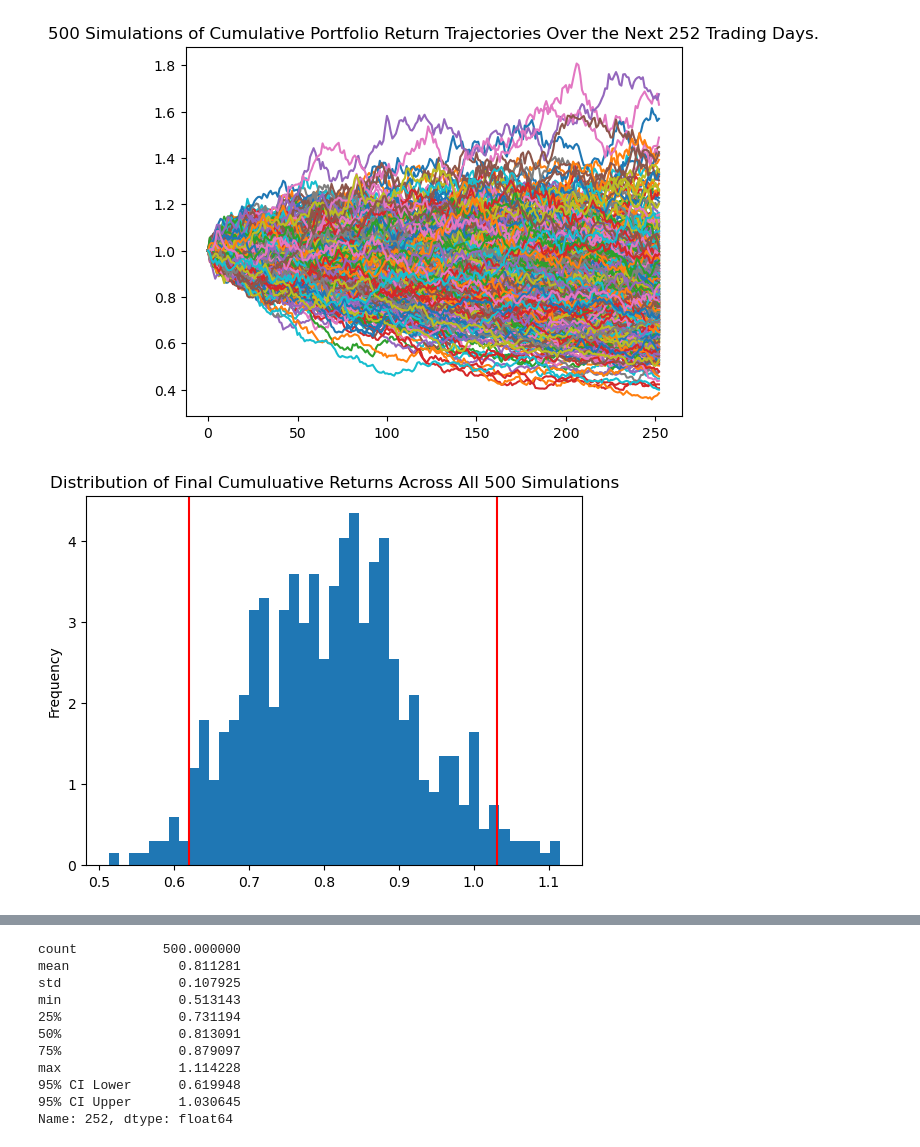
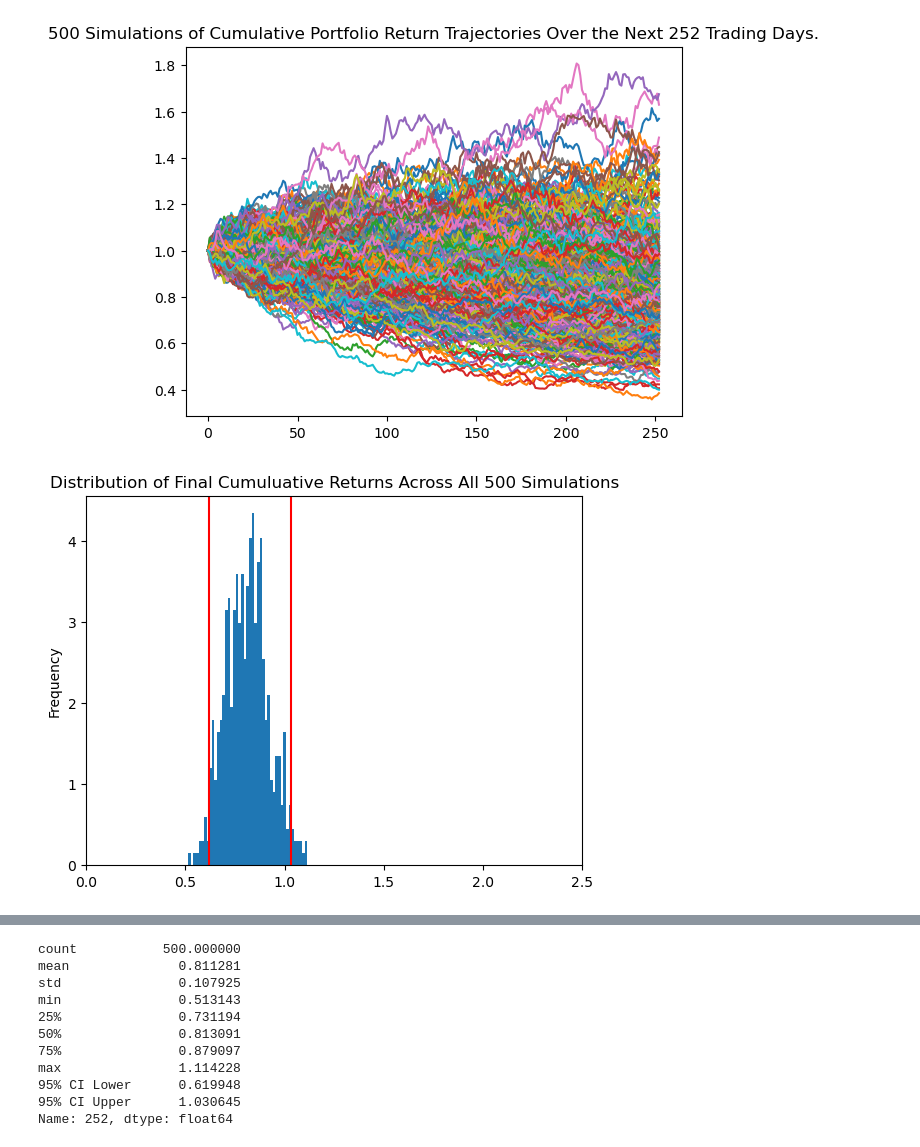
Before and after one commit to FintechBTC/mpt, a Jupyter notebook: mpt.ipynb, the cells around one changed output, grey strips where cells are left out. Cells and saved outputs as stored; diff of their text form; code cells hidden in the pictures.

Commit message:
Adjust x-axis range of monter carlo distribution plots

```diff
--- a/mpt.ipynb
+++ b/mpt.ipynb
@@ -858,9 +858,10 @@ line_plot_opt_sharpe_ratio_portfolio_plot = MC_opt_sharpe_ratio_portfolio.plot_s
 # %%
 # Visualize the probability distribution of the 30-year Monte Carlo simulation
 # by plotting a histogram
+plt.xlim([0, 2.5])
 distribution_plot_min_portfolio_plot = MC_min_portfolio.plot_distribution()
 # %% [output]
-[figure, old version]
+[figure, new version]
 # %%
 # Visualize the probability distribution of the 30-year Monte Carlo simulation
 # by plotting a histogram
```
Also changed, not shown: parts of 2 cells of this notebook.
